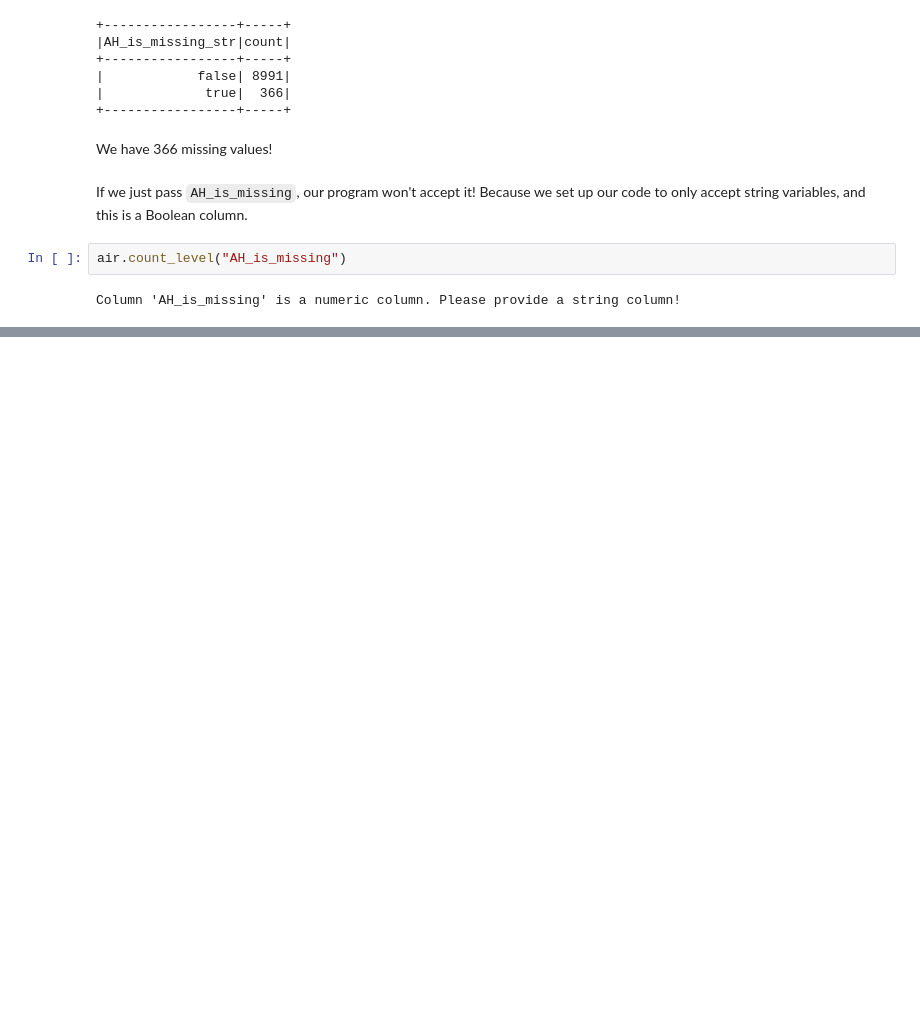
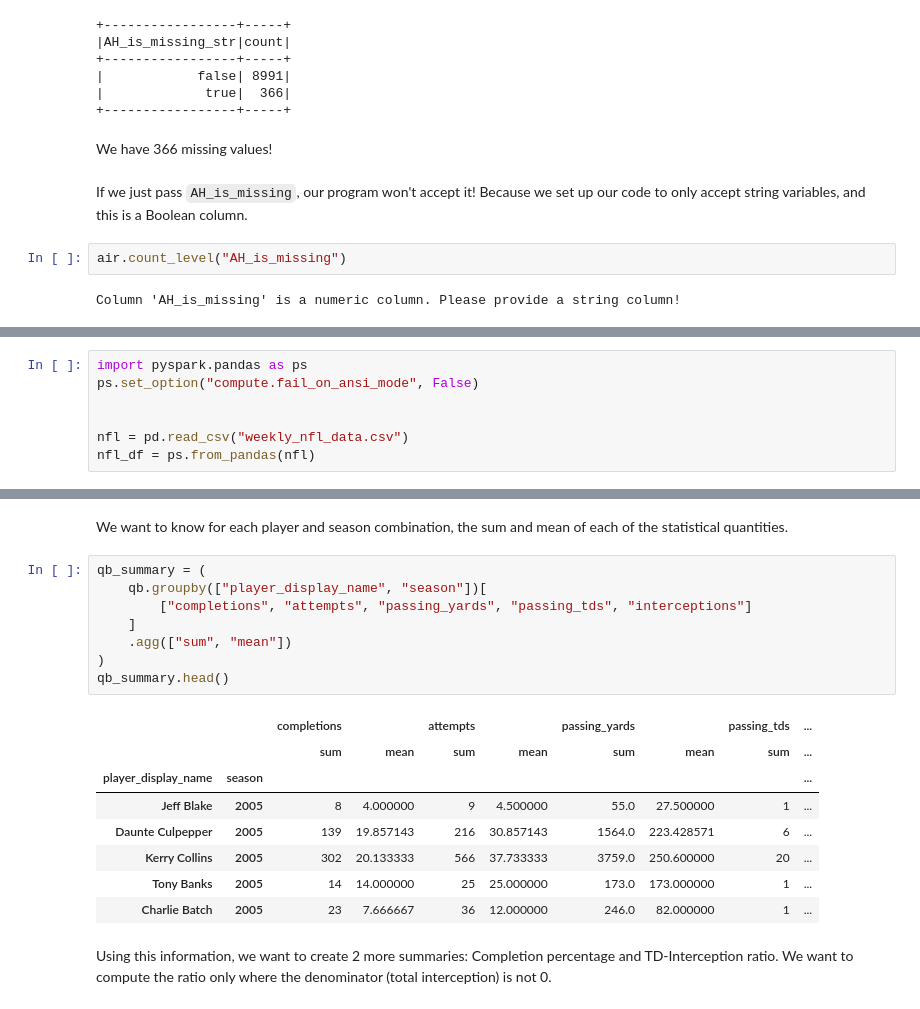
Before and after one commit to bingxiaochen/ST-554-Project2, a Jupyter notebook: Part2/ST 554 Project 2 P2.ipynb, the cells around one changed output, grey strips where cells are left out. Drawn from its saved outputs; the diff is of its cells as text; blank space fills up the shorter version.

Commit message:
Analyze NFL data with pandas on spark

```diff
--- a/Part2/ST 554 Project 2 P2.ipynb
+++ b/Part2/ST 554 Project 2 P2.ipynb
@@ -594,0 +635,7 @@ Column 'AH_is_missing' is a numeric column. Please provide a string column!
+# %%
+import pyspark.pandas as ps
+ps.set_option("compute.fail_on_ansi_mode", False)
+
+
+nfl = pd.read_csv("weekly_nfl_data.csv")
+nfl_df = ps.from_pandas(nfl)
@@ -594,0 +684,21 @@ Column 'AH_is_missing' is a numeric column. Please provide a string column!
+# %% [markdown]
+We want to know for each player and season combination, the sum and mean of each of the statistical quantities.
+# %%
+qb_summary = (
+    qb.groupby(["player_display_name", "season"])[
+        ["completions", "attempts", "passing_yards", "passing_tds", "interceptions"]
+    ]
+    .agg(["sum", "mean"])
+)
+qb_summary.head()
+# %% [output]
+|  |  | completions |  | attempts |  | passing_yards |  | passing_tds | ... |
+|  |  | sum | mean | sum | mean | sum | mean | sum | ... |
+| player_display_name | season |  |  |  |  |  |  |  | ... |
+| Jeff Blake | 2005 | 8 | 4.000000 | 9 | 4.500000 | 55.0 | 27.500000 | 1 | ... |
+| Daunte Culpepper | 2005 | 139 | 19.857143 | 216 | 30.857143 | 1564.0 | 223.428571 | 6 | ... |
+| Kerry Collins | 2005 | 302 | 20.133333 | 566 | 37.733333 | 3759.0 | 250.600000 | 20 | ... |
+| Tony Banks | 2005 | 14 | 14.000000 | 25 | 25.000000 | 173.0 | 173.000000 | 1 | ... |
+| Charlie Batch | 2005 | 23 | 7.666667 | 36 | 12.000000 | 246.0 | 82.000000 | 1 | ... |
+# %% [markdown]
+Using this information, we want to create 2 more summaries: Completion percentage and TD-Interception ratio. We want to compute the ratio only where the denominator (total interception) is not 0.
```
Also changed, not shown: parts of 38 cells of this notebook.
